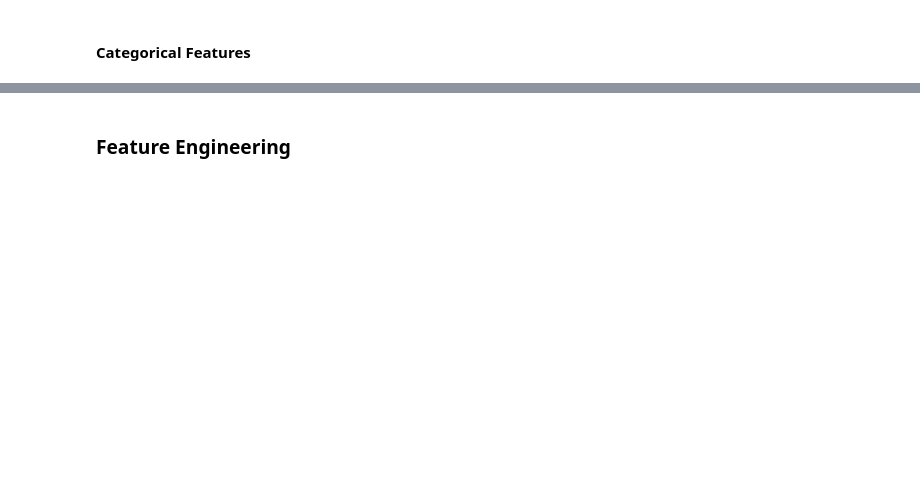
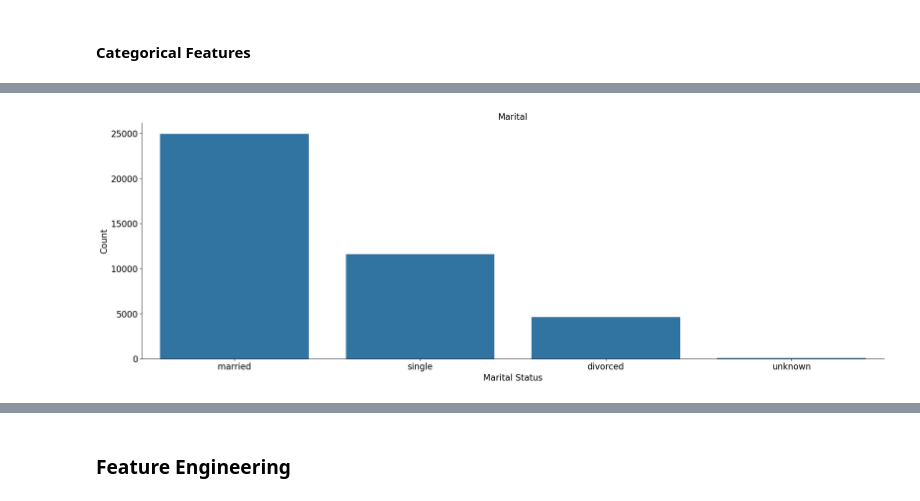
Before and after one commit to jn607/Client-Bank-Term-Deposit-ML-, a Jupyter notebook: notebook.ipynb, the cells around one changed output, grey strips where cells are left out. Drawn from its saved outputs; the diff is of its cells as text; code cells hidden in the pictures; blank space fills up the shorter version.

```diff
--- a/notebook.ipynb
+++ b/notebook.ipynb
@@ -272,3 +272,16 @@ sns.despine()
 plt.show()
 # %% [output]
 [figure]
+# %%
+plt.close()
+fig, ax = plt.subplots()
+fig.set_size_inches(25, 8)
+sns.countplot(x = 'marital', data = df[cols_cat])
+ax.set_xlabel('Marital Status', fontsize=16)
+ax.set_ylabel('Count', fontsize=16)
+ax.set_title('Marital', fontsize=16)
+ax.tick_params(labelsize=16)
+sns.despine()
+plt.show()
+# %% [output]
+[figure, added]
```
Also changed, not shown: parts of 7 cells of this notebook.
